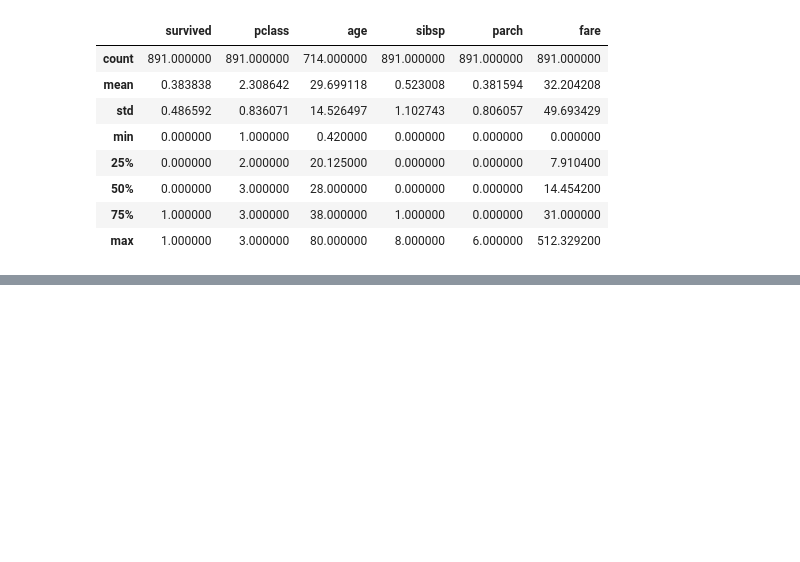
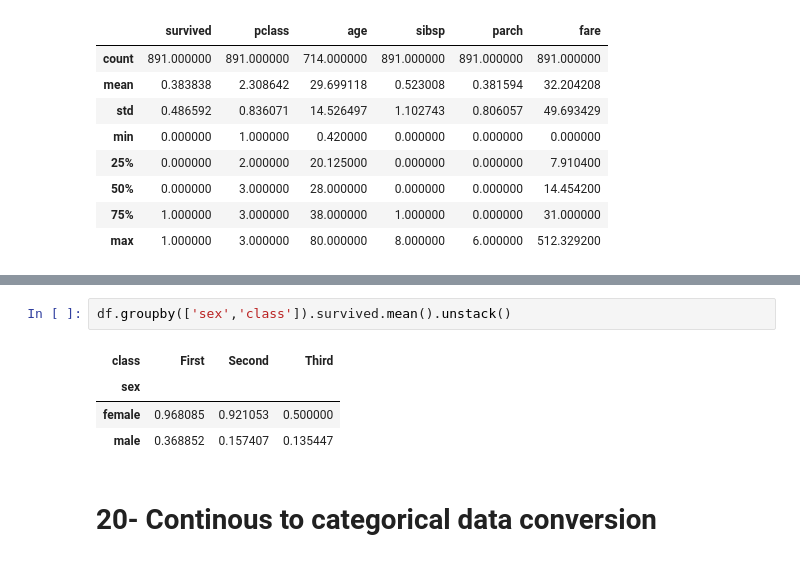
Before and after one commit to UzairHussain193/DataScience_with_Python, a Jupyter notebook: Chilla_2023/pandas_03.ipynb, the cells around one changed output, grey strips where cells are left out. Saved outputs shown, nothing was run; the diff lists cells and outputs as text; blank space fills up the shorter version.

```diff
--- a/Chilla_2023/pandas_03.ipynb
+++ b/Chilla_2023/pandas_03.ipynb
@@ -1024,0 +1090,9 @@ df.describe()
+# %%
+df.groupby(['sex','class']).survived.mean().unstack()
+# %% [output]
+| class | First | Second | Third |
+| sex |  |  |  |
+| female | 0.968085 | 0.921053 | 0.500000 |
+| male | 0.368852 | 0.157407 | 0.135447 |
+# %% [markdown]
+# 20- Continous to categorical data conversion
```
Also changed, not shown: parts of 12 cells of this notebook, 1 other file.
